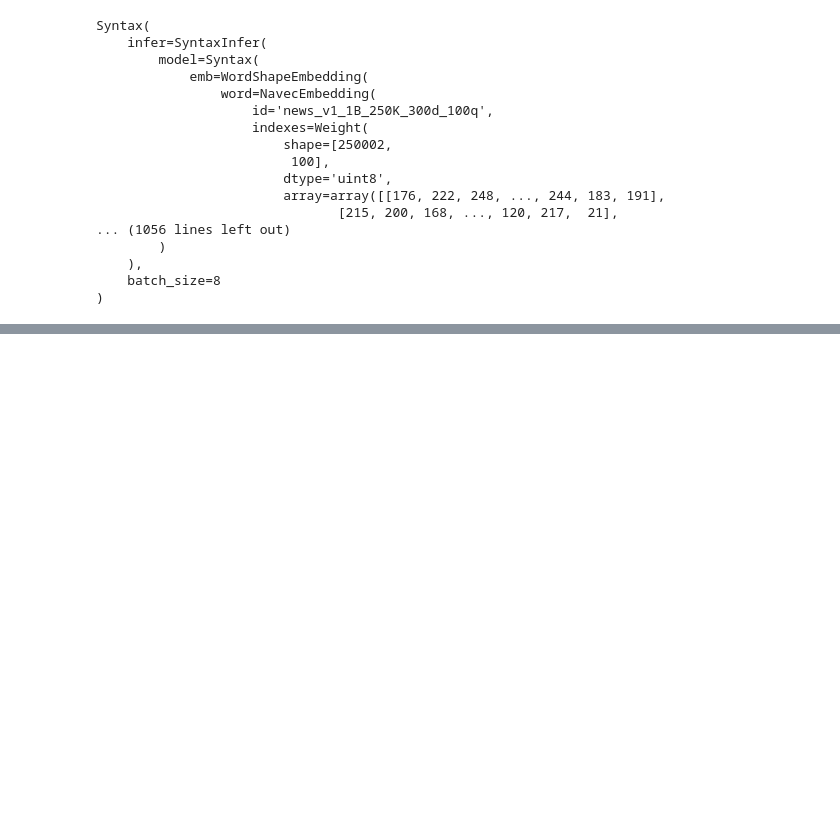
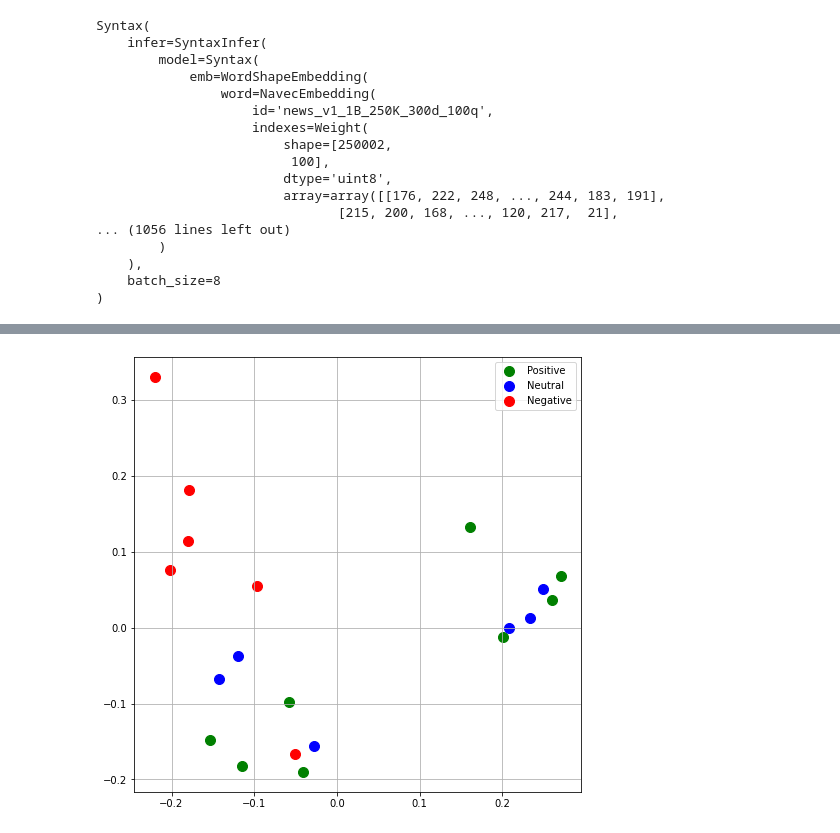
Before and after one commit to mosalov/text_structure, a Jupyter notebook: example01.ipynb, the cells around one changed output, grey strips where cells are left out. Cells and saved outputs as stored; diff of their text form; code cells hidden in the pictures; blank space fills up the shorter version.

```diff
--- a/example01.ipynb
+++ b/example01.ipynb
@@ -251,0 +461,24 @@ print(embeddings)
+# %%
+delta = 0.01
+
+pos_c = 0
+neu_c = 0
+neg_c = 0
+
+spans = []
+for sentence, sentiment in zip(kws, results_kw):
+    print(sentence, '\n', sentiment, '\n')
+    main_sentiment = ''
+    if sentiment['negative'] > sentiment['positive']:
+        main_sentiment = 'Negative'
+        neg_c += 1
+    if sentiment['positive'] > sentiment['negative']:
+        main_sentiment = 'Positive'
+        pos_c += 1
+    if abs(sentiment['positive'] - sentiment['negative']) < delta:
+        main_sentiment = 'Neutral'
+        neu_c += 1
+    if main_sentiment != '':
+        spans.append((sentence, main_sentiment))
+mean_c = len(spans)
+error = mse([pos_c, neu_c, neg_c], [mean_c/3, mean_c/3, mean_c/3])
@@ -251,0 +503,3 @@ print(embeddings)
+# %%
+df1_kw = pd.DataFrame(spans, columns=['kw', 'sentiment'])
+df1_kw
@@ -251,0 +524,3 @@ print(embeddings)
+# %%
+df_kw2 = df_kw.join(df1_kw)
+df_kw2
@@ -251,0 +545,17 @@ print(embeddings)
+# %%
+fig = plt.figure(figsize = (8,8))
+ax = fig.add_subplot(1,1,1)
+
+targets = ['Positive', 'Neutral', 'Negative']
+colors = ['g', 'b', 'r']
+
+for target, color in zip(targets,colors):
+    indicesToKeep = df_kw2['sentiment'] == target
+    ax.scatter(df_kw2.loc[indicesToKeep, 'c1']
+               , df_kw2.loc[indicesToKeep, 'c2']
+               , c = color
+               , s = 100)
+ax.legend(targets)
+ax.grid()
+# %% [output]
+[figure, added]
```
Also changed, not shown: parts of 43 cells of this notebook.
